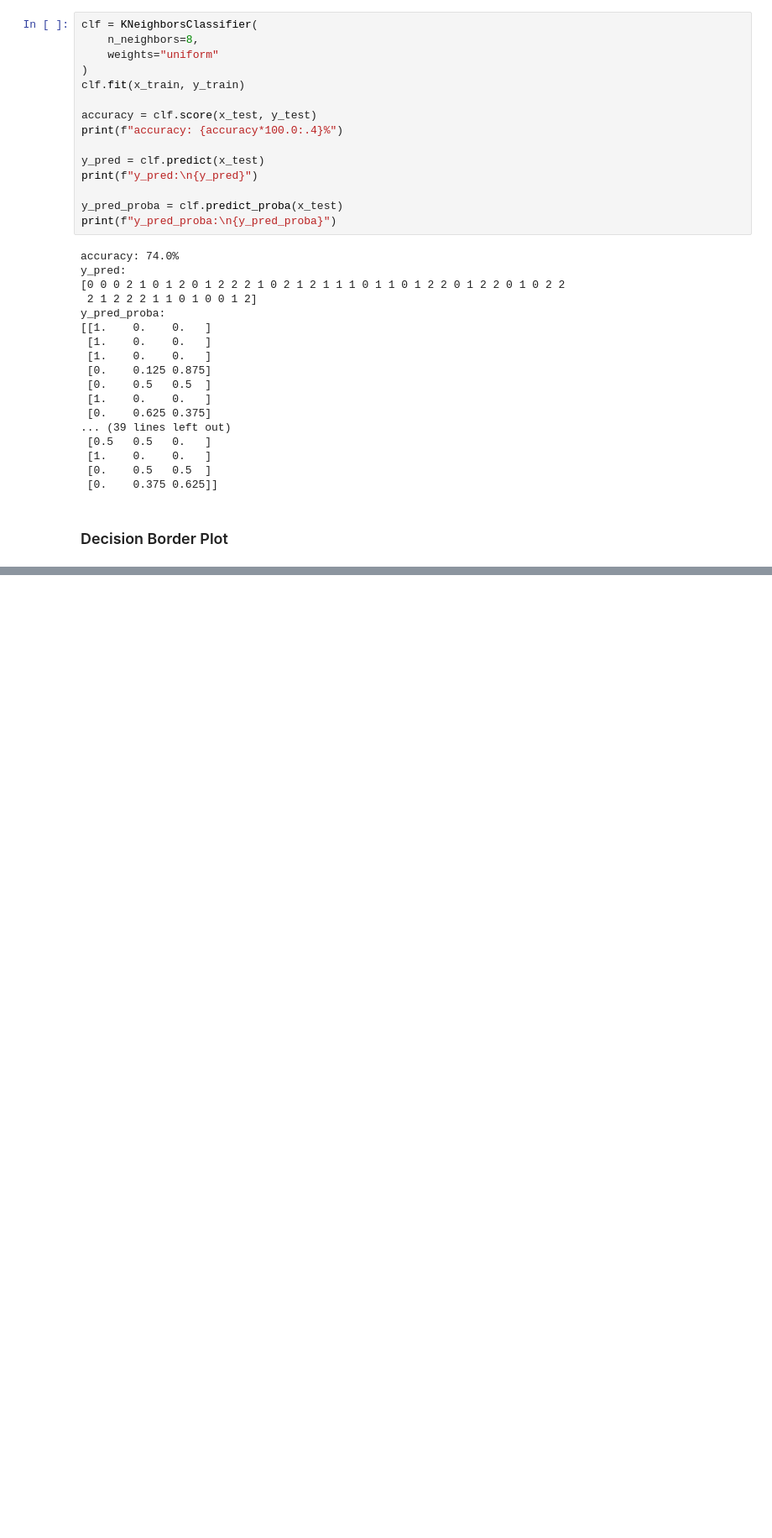
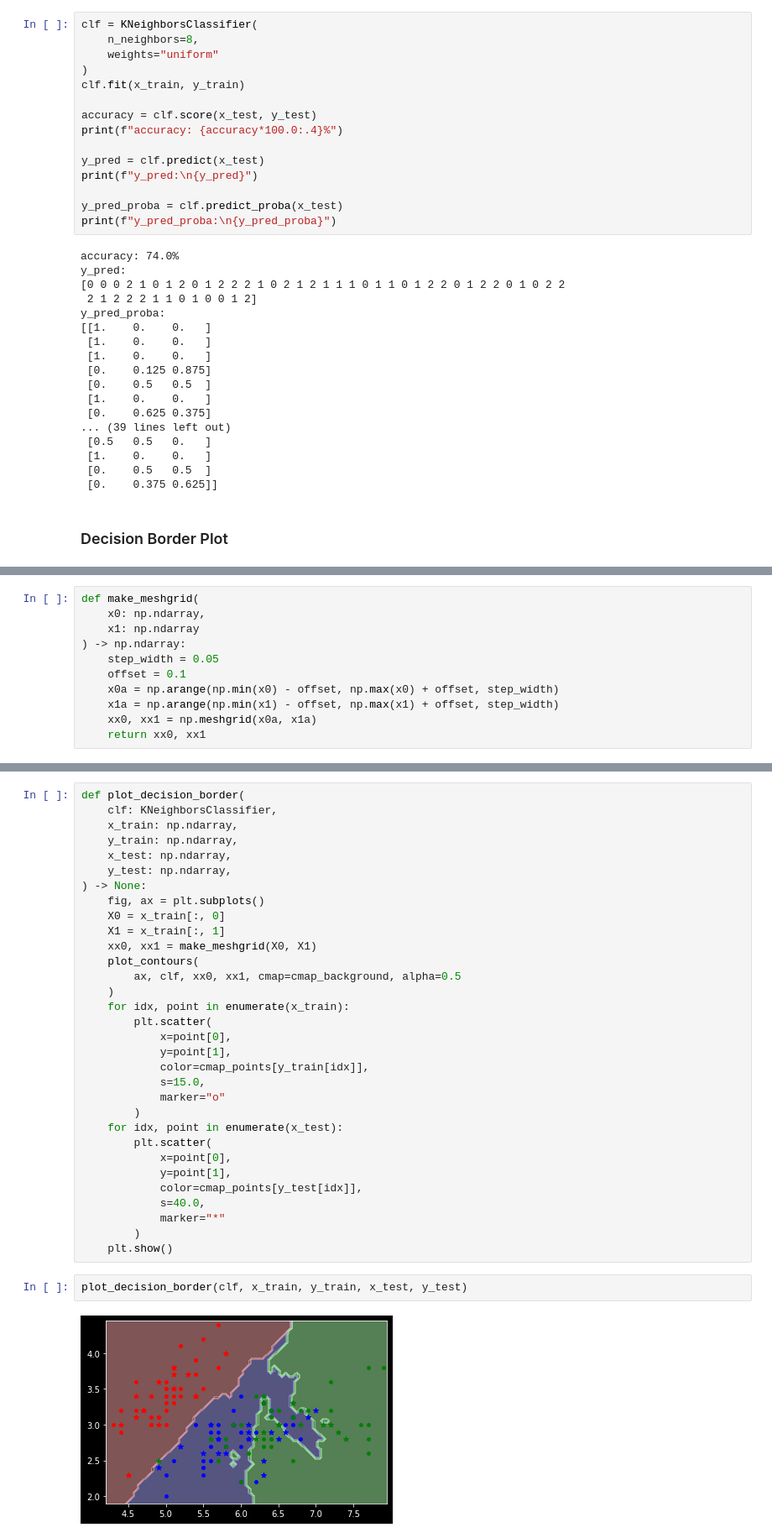
Before and after one commit to franneck94/UdemyML, a Jupyter notebook: Chapter3_MLIntroduction/KnnSklearn/KnnSklearn_Visualize.ipynb, the cells around one changed output, grey strips where cells are left out. Shown at 84% size. Drawn from its saved outputs; the diff is of its cells as text; blank space fills up the shorter version.

```diff
--- a/Chapter3_MLIntroduction/KnnSklearn/KnnSklearn_Visualize.ipynb
+++ b/Chapter3_MLIntroduction/KnnSklearn/KnnSklearn_Visualize.ipynb
@@ -171,0 +187,11 @@ y_pred_proba:
+# %%
+def make_meshgrid(
+    x0: np.ndarray,
+    x1: np.ndarray
+) -> np.ndarray:
+    step_width = 0.05
+    offset = 0.1
+    x0a = np.arange(np.min(x0) - offset, np.max(x0) + offset, step_width)
+    x1a = np.arange(np.min(x1) - offset, np.max(x1) + offset, step_width)
+    xx0, xx1 = np.meshgrid(x0a, x1a)
+    return xx0, xx1
@@ -171,0 +210,36 @@ y_pred_proba:
+# %%
+def plot_decision_border(
+    clf: KNeighborsClassifier,
+    x_train: np.ndarray,
+    y_train: np.ndarray,
+    x_test: np.ndarray,
+    y_test: np.ndarray,
+) -> None:
+    fig, ax = plt.subplots()
+    X0 = x_train[:, 0]
+    X1 = x_train[:, 1]
+    xx0, xx1 = make_meshgrid(X0, X1)
+    plot_contours(
+        ax, clf, xx0, xx1, cmap=cmap_background, alpha=0.5
+    )
+    for idx, point in enumerate(x_train):
+        plt.scatter(
+            x=point[0],
+            y=point[1],
+            color=cmap_points[y_train[idx]],
+            s=15.0,
+            marker="o"
+        )
+    for idx, point in enumerate(x_test):
+        plt.scatter(
+            x=point[0],
+            y=point[1],
+            color=cmap_points[y_test[idx]],
+            s=40.0,
+            marker="*"
+        )
+    plt.show()
+# %%
+plot_decision_border(clf, x_train, y_train, x_test, y_test)
+# %% [output]
+[figure, added]
```
Also changed, not shown: parts of 2 cells of this notebook, 1 other file.
